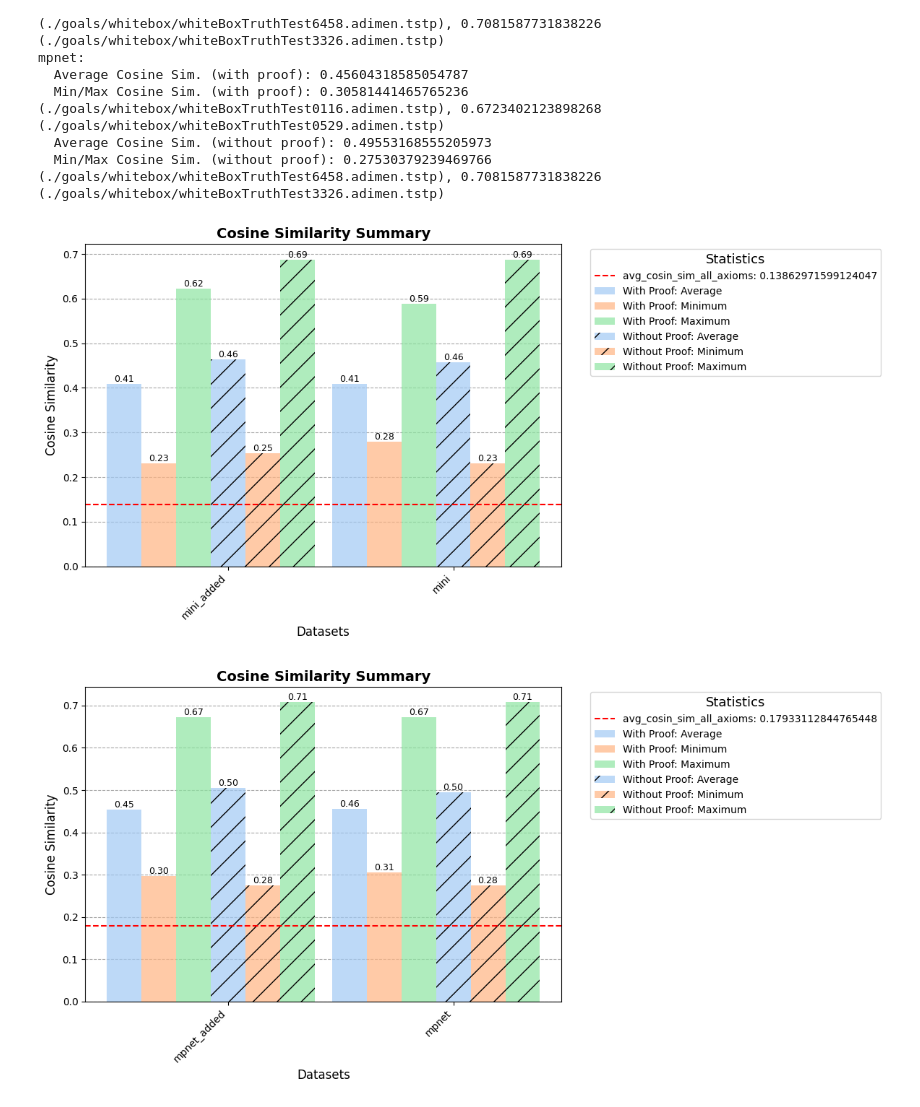
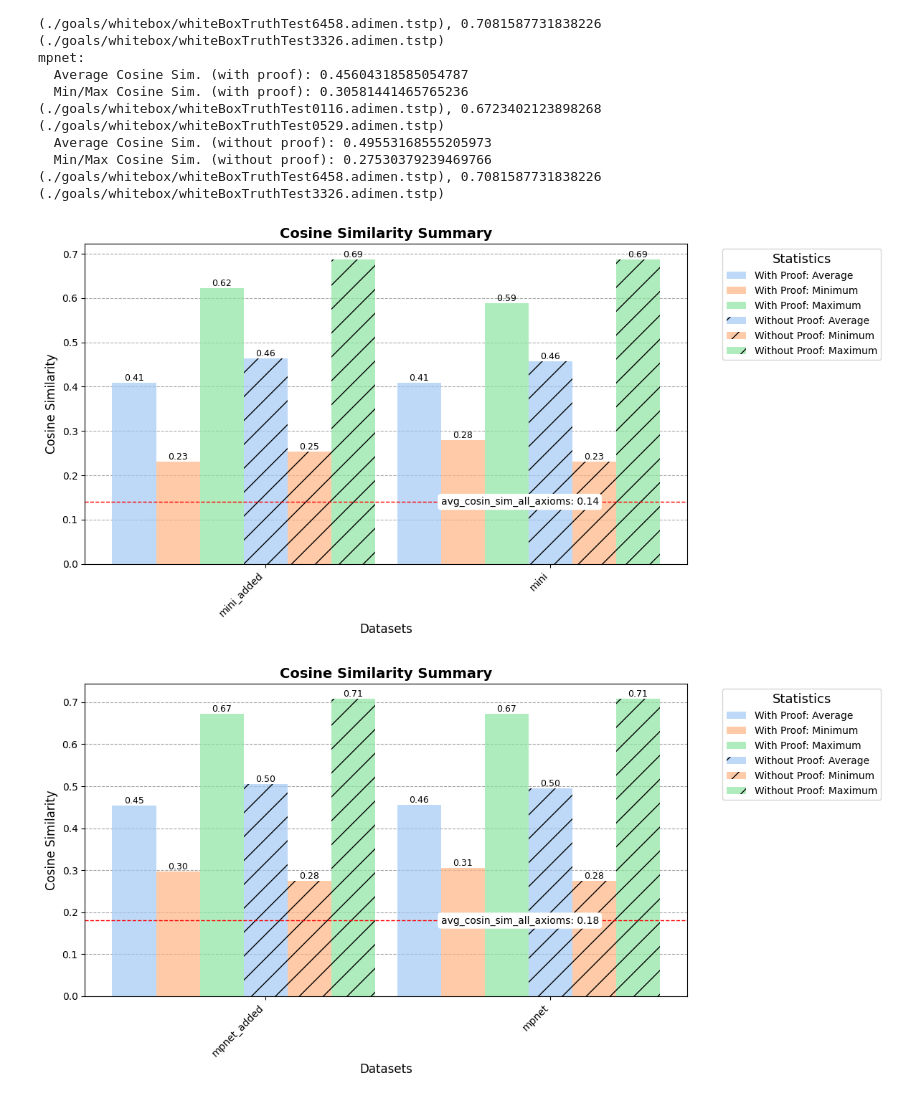
Before and after one commit to BigTeddyRush/further-work-of-seven, a Jupyter notebook: results_thesis/evaluate_cosin.ipynb, the cells around one changed output. Cells and saved outputs as stored; diff of their text form; code cells hidden in the pictures.

```diff
--- a/results_thesis/evaluate_cosin.ipynb
+++ b/results_thesis/evaluate_cosin.ipynb
@@ -193,7 +193,12 @@ def summary_grafic(results, title: str, output_path: str, threshold: float, thre
     ax.set_title(f'{title}', fontsize=14, fontweight='bold')
     ax.set_xticks(index + total_bar_width / 2)
     ax.set_xticklabels(dataset_labels, fontsize=10, rotation=45, ha='right')
-    ax.axhline(y=threshold, color='r', linestyle='--', label=f'{threshold_label}: {threshold}')
+
+    # Schwellenwertlinie und -label hinzufügen
+    ax.axhline(y=threshold, color='r', linestyle='--', linewidth=1)
+    ax.text(x=index[-1] + bar_width / 2, y=threshold, s=f'{threshold_label}: {threshold}', color='black',
+            va='center', ha='left',
+            bbox=dict(facecolor='white', edgecolor='none', boxstyle='round,pad=0.3'))
 
     # Legende außerhalb des Diagramms positionieren
     ax.legend(title='Statistics', title_fontsize='13', fontsize=10, bbox_to_anchor=(1.05, 1), loc='upper left')
@@ -208,10 +213,10 @@ def summary_grafic(results, title: str, output_path: str, threshold: float, thre
     plt.show()
     plt.close(fig)
 # %%
-summary_grafic(results_mini, "Cosine Similarity Summary", 'cosine_similarity_summary.pdf', 0.13862971599124047, "avg_cosin_sim_all_axioms")
+summary_grafic(results_mini, "Cosine Similarity Summary", 'cosine_similarity_summary.pdf', 0.14, "avg_cosin_sim_all_axioms")
 # %% [output]
-[figure, old version]
+[figure, new version]
 # %%
-summary_grafic(results_mpnet, "Cosine Similarity Summary", 'cosine_similarity_summary.pdf', 0.17933112844765448, "avg_cosin_sim_all_axioms")
+summary_grafic(results_mpnet, "Cosine Similarity Summary", 'cosine_similarity_summary.pdf', 0.18, "avg_cosin_sim_all_axioms")
 # %% [output]
-[figure, old version]
+[figure, new version]
```
Also changed, not shown: 2 other files.
